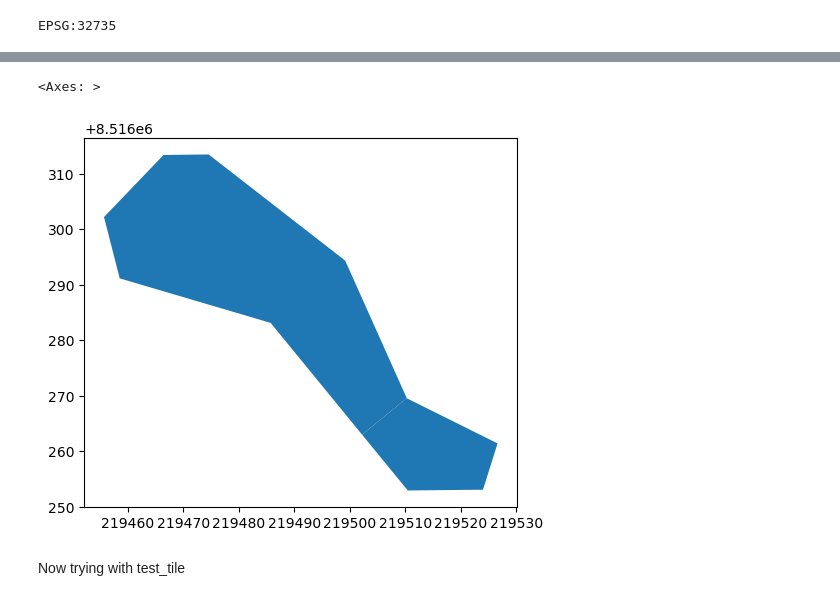
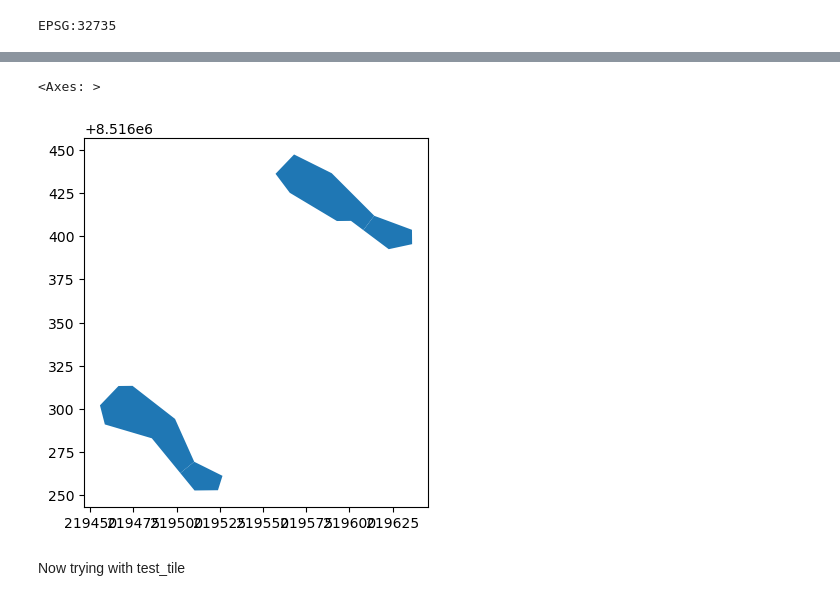
Before and after one commit to SYH-pixel/cropfield-polygonization, a Jupyter notebook: func/thinneck.ipynb, the cells around one changed output, grey strips where cells are left out. Drawn from its saved outputs; the diff is of its cells as text; code cells hidden in the pictures.

```diff
--- a/func/thinneck.ipynb
+++ b/func/thinneck.ipynb
@@ -145,12 +125,12 @@ Split at row 8105915, buffer distance 2.200
 # %%
 import geopandas as gpd
 
 fig, ax = plt.subplots()
-gpd.GeoSeries(test_tile_filt['cut_geom1'].head(1).dropna()).plot(ax = ax)
-gpd.GeoSeries(test_tile_filt['cut_geom2'].head(1).dropna()).plot(ax = ax)
+gpd.GeoSeries(test_tile_filt['cut_geom1'].head(2).dropna()).plot(ax = ax)
+gpd.GeoSeries(test_tile_filt['cut_geom2'].head(2).dropna()).plot(ax = ax)
 # %% [output]
 <Axes: >
-[figure, old version]
+[figure, new version]
 # %%
 from shapely.geometry import Point
 
```
Also changed, not shown: parts of 2 cells of this notebook, 2 other files.
